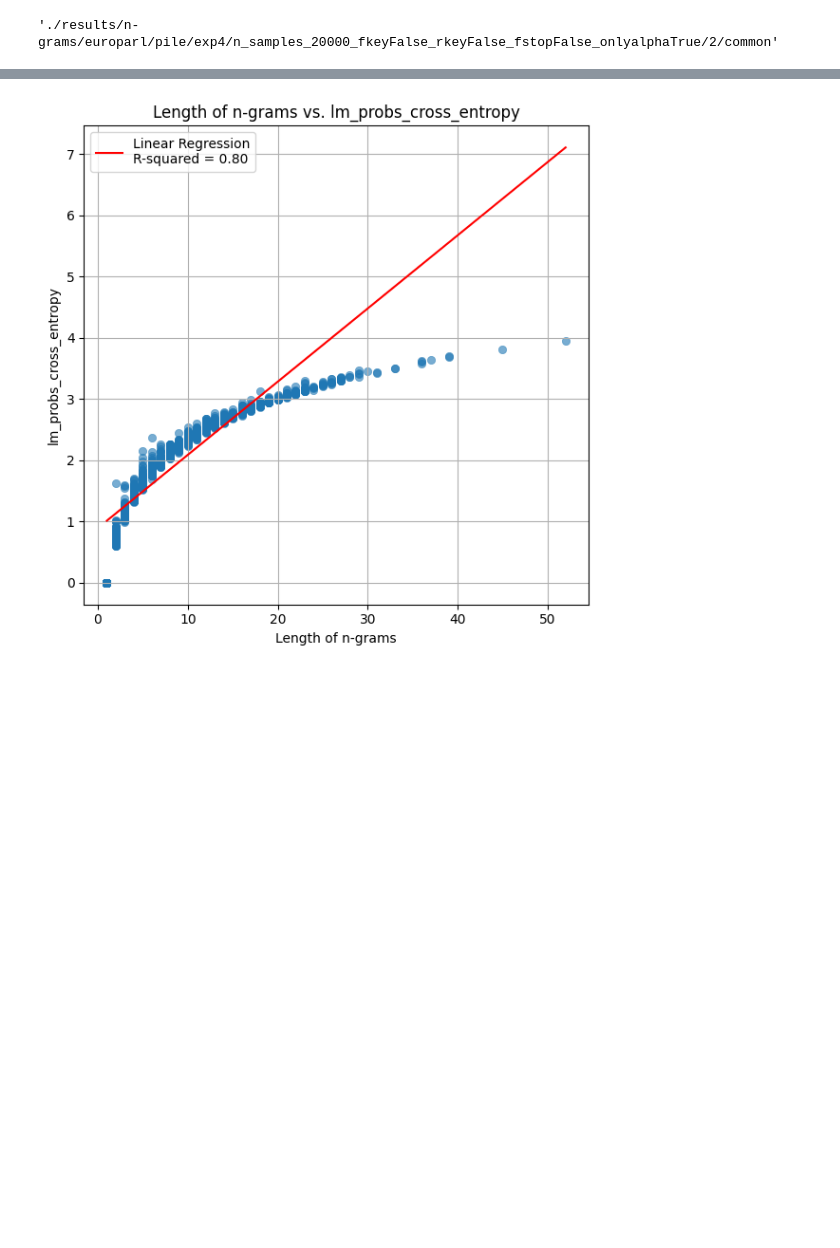
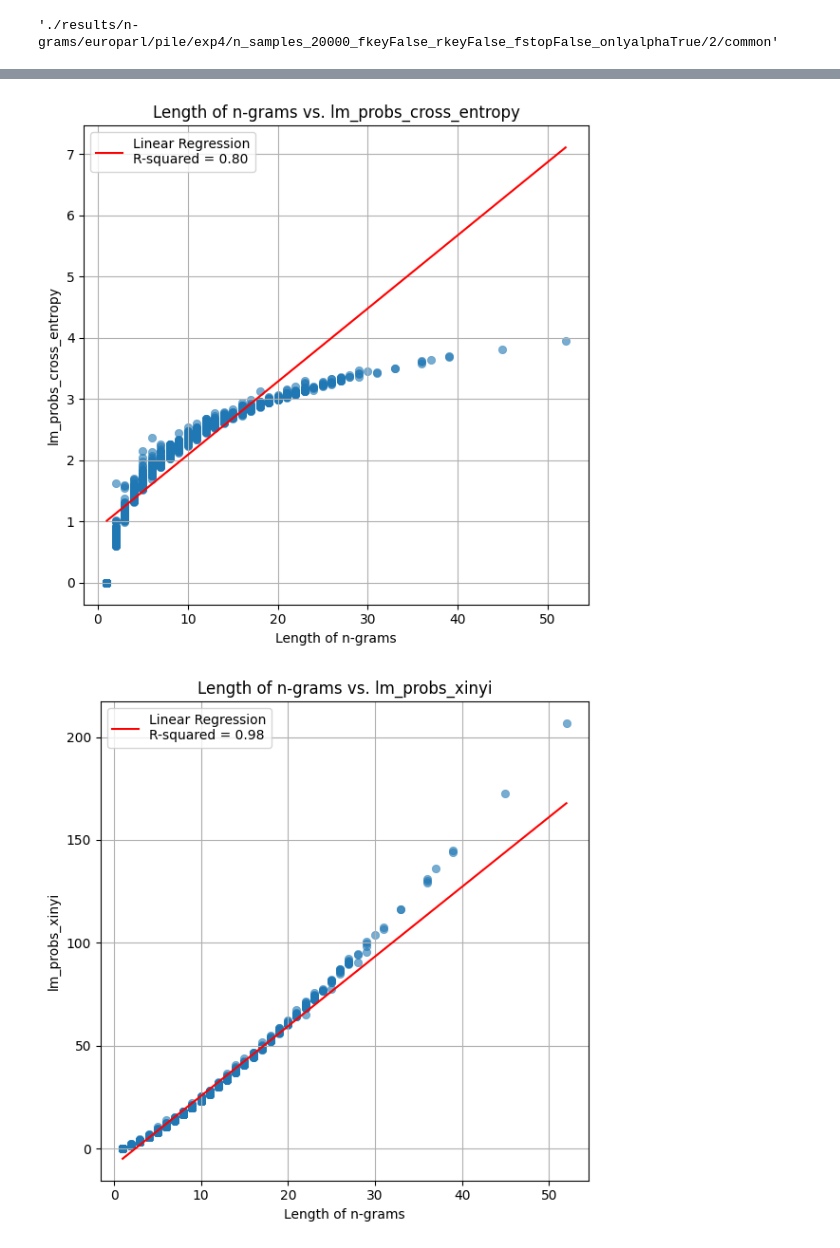
Before and after one commit to a-antoniades/llm-corpus-search, a Jupyter notebook: wimbd_translation_ngram_dist.ipynb, the cells around one changed output, grey strips where cells are left out. Saved outputs shown, nothing was run; the diff lists cells and outputs as text; code cells hidden in the pictures; blank space fills up the shorter version.

```diff
--- a/wimbd_translation_ngram_dist.ipynb
+++ b/wimbd_translation_ngram_dist.ipynb
@@ -434,6 +381,8 @@ def calculate_similarity(lm_probs, ds_probs, method='kl_divergence'):
         similarity = mean_squared_error(lm_probs_normalized, ds_probs_normalized)
     elif method == 'cross_entropy':
         similarity = -np.sum(ds_probs_normalized * np.log(lm_probs_normalized))
+    elif method == 'xinyi':
+        similarity = -np.sum(np.log(lm_probs_normalized))
     else:
         raise ValueError("Unsupported method for similarity calculation.")
 
@@ -457,6 +406,7 @@ def create_prob_seq_df(doc_results_new):
         if len_ngrams and len_probs > 0:
             lm_probs_mse = calculate_similarity(lm_probs, ds_probs, method='mse')
             lm_probs_cross_entropy = calculate_similarity(lm_probs, ds_probs, method='cross_entropy')
+            lm_probs_xinyi = calculate_similarity(lm_probs, ds_probs, method='xinyi')
 
         data.append({
             'example': row['result'][0],
@@ -474,7 +424,8 @@ def create_prob_seq_df(doc_results_new):
             'lm_probs_kldiv': lm_probs_kldiv,
             # 'lm_probs_corr': lm_probs_corr
             'lm_probs_mse': lm_probs_mse,
-            'lm_probs_cross_entropy': lm_probs_cross_entropy
+            'lm_probs_cross_entropy': lm_probs_cross_entropy,
+            'lm_probs_xinyi': lm_probs_xinyi
         })
 
     return pd.DataFrame(data).dropna()
@@ -482,12 +433,12 @@ def create_prob_seq_df(doc_results_new):
 tokenizer = AutoTokenizer.from_pretrained(model)
 model_probs = model_logits
 doc_pth = os.path.dirname(examples_pth_common) + f"/doc_results_ngrams_{NAME}.json"
-# if os.path.exists(doc_pth):
-#     doc_results_new = json.load(open(doc_pth, 'r'))
-# else:
-# doc_results_new = process_doc_results(doc_results, model_tokens, model_probs,
-#                                             tokenizer, n_gram_dist_common_, 'log_prob',
-#                                             n_iters=None, save_pth=doc_pth)
+if os.path.exists(doc_pth):
+    doc_results_new = json.load(open(doc_pth, 'r'))
+else:
+    doc_results_new = process_doc_results(doc_results, model_tokens, model_probs,
+                                                tokenizer, n_gram_dist_common_, 'log_prob',
+                                                n_iters=None, save_pth=doc_pth)
 # %% [output]
 Special tokens have been added in the vocabulary, make sure the associated word embeddings are fine-tuned or trained.
 # %%
@@ -713,32 +667,34 @@ def plot_len_ngrams_vs_kldiv(df, y_axis='lm_probs_kldiv', save_pth=None):
 
     # Calculate R-squared value
     r_squared = r2_score(y, predictions)
 
     # Plot the data points
     sns.scatterplot(data=df, x='len_ngrams', y=y_axis, alpha=0.6, edgecolor=None)
 
     # Plot the regression line
     sns.lineplot(x=df['len_ngrams'], y=predictions, color='red', label=f'Linear Regression\nR-squared = {r_squared:.2f}')
 
     plt.title(f'Length of n-grams vs. {y_axis}')
     plt.xlabel('Length of n-grams')
     plt.ylabel(f'{y_axis}')
     plt.legend()
     plt.grid(True)
     plt.tight_layout()
 
     if save_pth is not None:
         plotname = f"len_ngrams_vs_{y_axis}_{NAME}.png"
         plt.savefig(os.path.join(save_pth, plotname))
 
     plt.show()
 
 plot_len_ngrams_vs_kldiv(df_examples, 'lm_probs_kldiv', save_pth)
 plot_len_ngrams_vs_kldiv(df_examples, 'lm_probs_mse', save_pth)
 plot_len_ngrams_vs_kldiv(df_examples, 'lm_probs_cross_entropy', save_pth)
+plot_len_ngrams_vs_kldiv(df_examples, 'lm_probs_xinyi', save_pth)
 # %% [output]
 [figure]
 [figure]
 [figure]
+[figure, added]
 # %%
 # len_ngrams_unique = df_examples['len_ngrams']
```
Also changed, not shown: parts of 18 cells of this notebook, 1 other file.
